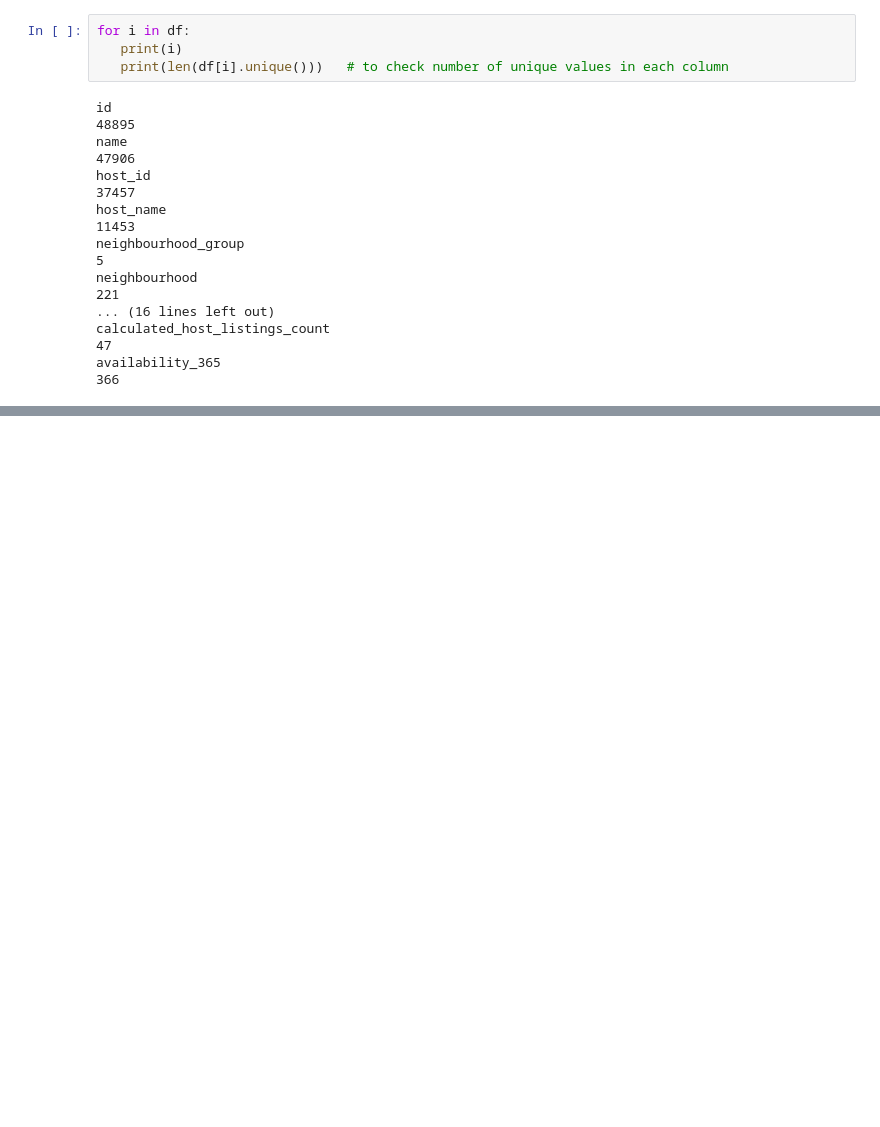
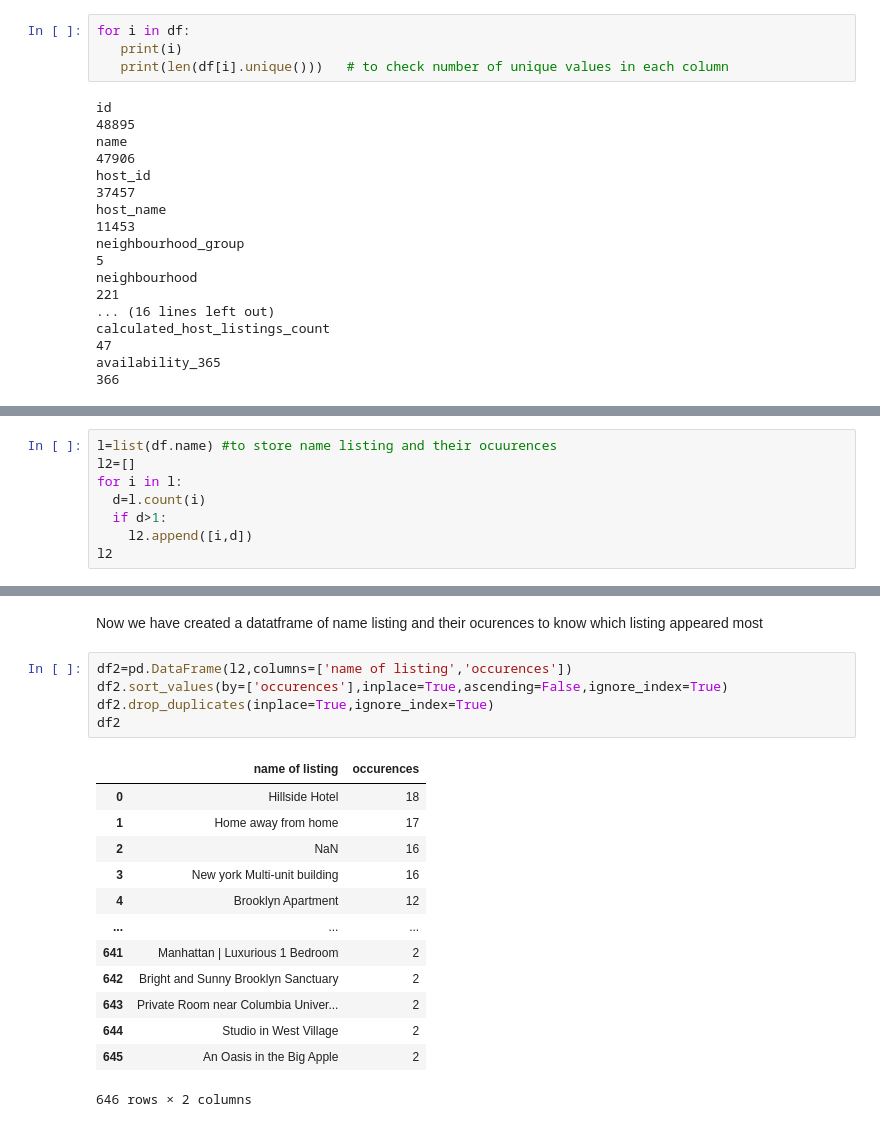
Before and after one commit to ShashankBDSC/air-bnb-EDA, a Jupyter notebook: EDA_Project.ipynb, the cells around one changed output, grey strips where cells are left out. Cells and saved outputs as stored; diff of their text form; blank space fills up the shorter version.

```diff
--- a/EDA_Project.ipynb
+++ b/EDA_Project.ipynb
@@ -139,0 +178,8 @@ df.duplicated().sum()#  to check the duplicate values
+# %%
+l=list(df.name) #to store name listing and their ocuurences
+l2=[]
+for i in l:
+  d=l.count(i)
+  if d>1:
+    l2.append([i,d])
+l2
@@ -139,0 +204,21 @@ df.duplicated().sum()#  to check the duplicate values
+# %% [markdown]
+Now we have created a datatframe of name listing and their ocurences to know which listing appeared most
+# %%
+df2=pd.DataFrame(l2,columns=['name of listing','occurences'])
+df2.sort_values(by=['occurences'],inplace=True,ascending=False,ignore_index=True)
+df2.drop_duplicates(inplace=True,ignore_index=True)
+df2
+# %% [output]
+|  | name of listing | occurences |
+| 0 | Hillside Hotel | 18 |
+| 1 | Home away from home | 17 |
+| 2 | NaN | 16 |
+| 3 | New york Multi-unit building | 16 |
+| 4 | Brooklyn Apartment | 12 |
+| ... | ... | ... |
+| 641 | Manhattan | Luxurious 1 Bedroom | 2 |
+| 642 | Bright and Sunny Brooklyn Sanctuary | 2 |
+| 643 | Private Room near Columbia Univer... | 2 |
+| 644 | Studio in West Village | 2 |
+| 645 | An Oasis in the Big Apple | 2 |
+646 rows × 2 columns
```
Also changed, not shown: parts of 17 cells of this notebook.
